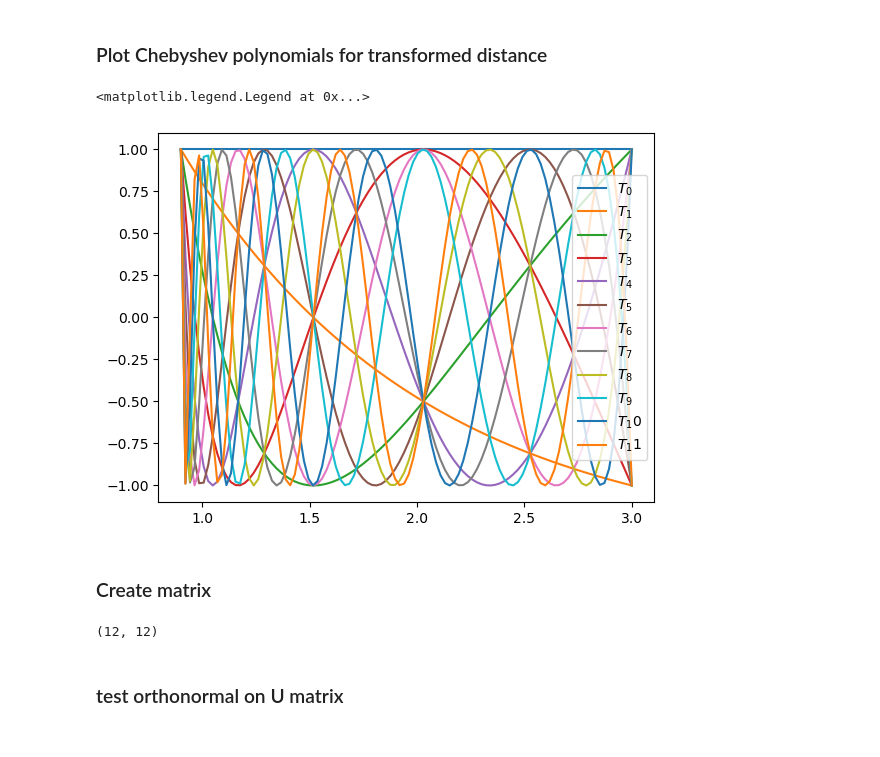
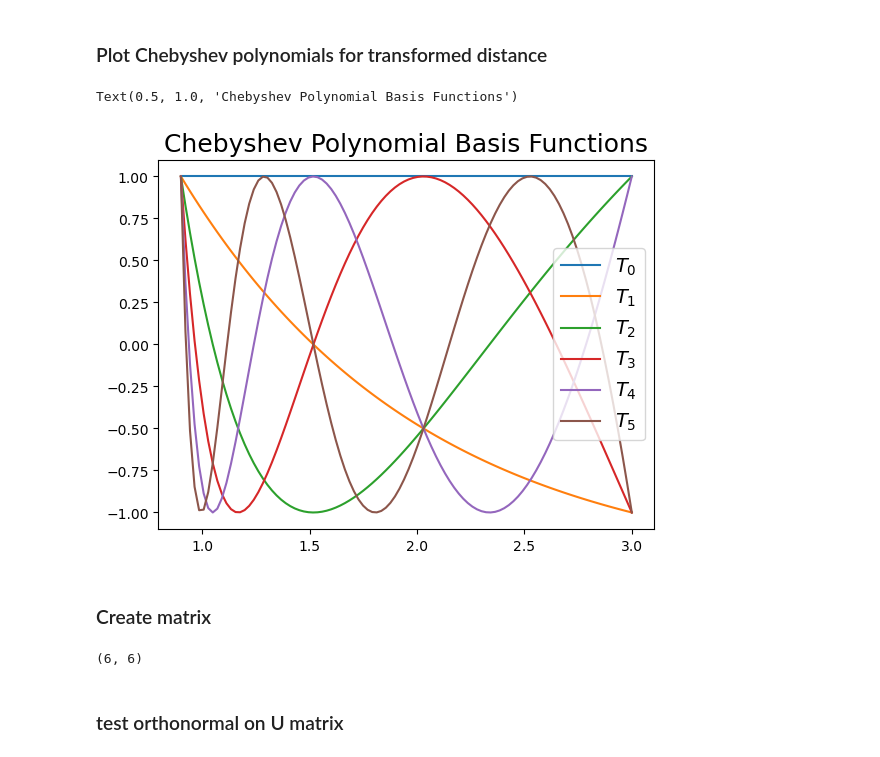
Before and after one commit to laubachb/chimes_CGD-myLLFork, a Jupyter notebook: test_scripts/chimes_SVD.ipynb, the cells around one changed output. Saved outputs shown, nothing was run; the diff lists cells and outputs as text; code cells hidden in the pictures.

```diff
--- a/test_scripts/chimes_SVD.ipynb
+++ b/test_scripts/chimes_SVD.ipynb
@@ -29,7 +29,7 @@ def fs(r, r_out, fo=0.75):
 # %% [markdown]
 ### Visualize Chebyshev polynomial
 # %%
-order = 12
+order = 6
 s = np.linspace(-1, 1, 100)
 
 plt.figure(dpi=100)
@@ -71,12 +71,13 @@ plt.legend()
 # %%
 for i in range(order):
     T = eval_chebyt(i, s)
     plt.plot(r, T, label=fr"$T_{i}$")
 
-plt.legend()
+plt.legend(fontsize=14)
+plt.title("Chebyshev Polynomial Basis Functions", fontsize=18)
 # %% [output]
-<matplotlib.legend.Legend at 0x...>
+Text(0.5, 1.0, 'Chebyshev Polynomial Basis Functions')
-[figure, old version]
+[figure, new version]
 # %% [markdown]
 ### Create matrix
 # %%
@@ -92,7 +93,7 @@ U, sigma, V_T = np.linalg.svd(A, full_matrices=False)
 # %%
 V_T_full.shape
 # %% [output]
-(12, 12)
+(6, 6)
 # %% [markdown]
 ### test orthonormal on U matrix
 # %% [markdown]
```
Also changed, not shown: parts of 14 cells of this notebook.
